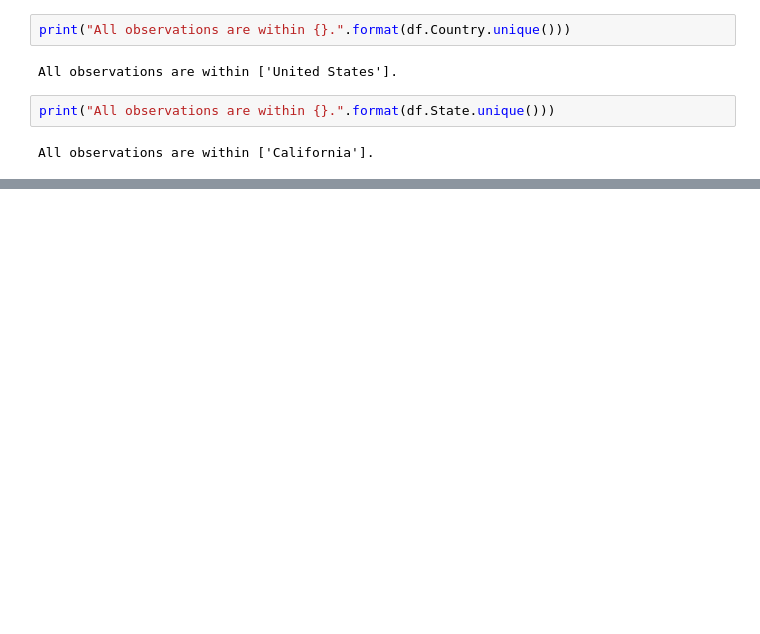
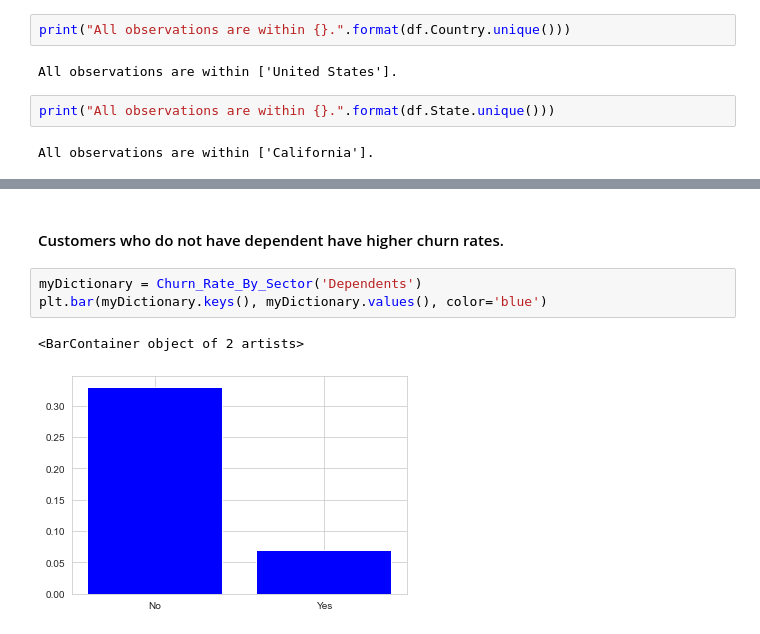
Before and after one commit to xushuo0/Telco, a Jupyter notebook: Telco Project.ipynb, the cells around one changed output, grey strips where cells are left out. Cells and saved outputs as stored; diff of their text form; blank space fills up the shorter version.

```diff
--- a/Telco Project.ipynb
+++ b/Telco Project.ipynb
@@ -52,0 +101,8 @@ All observations are within ['California'].
+# %% [markdown]
+#### Customers who do not have dependent have higher churn rates.
+# %%
+myDictionary = Churn_Rate_By_Sector('Dependents')
+plt.bar(myDictionary.keys(), myDictionary.values(), color='blue')
+# %% [output]
+<BarContainer object of 2 artists>
+[figure, added]
```
Also changed, not shown: parts of 22 cells of this notebook.
